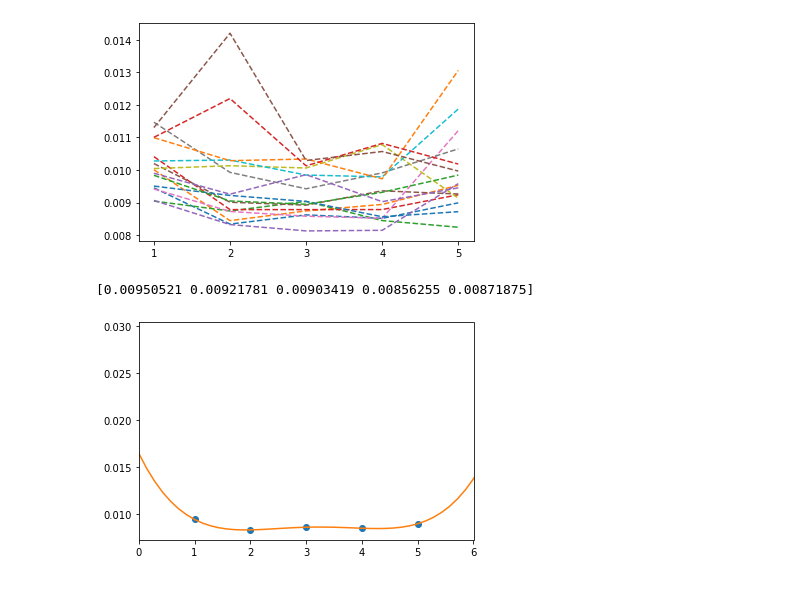
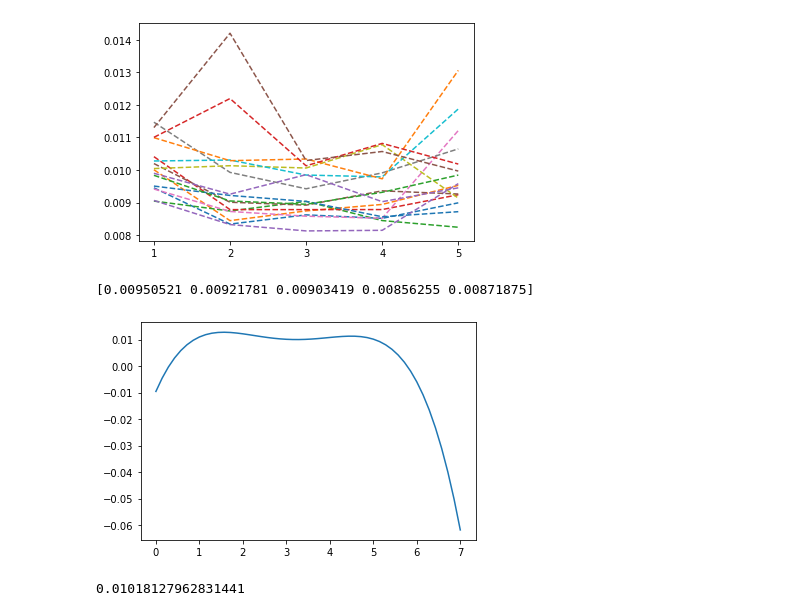
Before and after one commit to branislavjenco/thesis-code, a Jupyter notebook: plot_stddevs.ipynb, the cells around one changed output. Cells and saved outputs as stored; diff of their text form; code cells hidden in the pictures.

```diff
--- a/plot_stddevs.ipynb
+++ b/plot_stddevs.ipynb
@@ -2,8 +2,8 @@
 import numpy as np
 import matplotlib.pyplot as plt
 
-wall_stddevs = np.loadtxt("./pcds/error_measurements/deviations_by_laser_averaged/wall.txt")
-floor_stddevs = np.loadtxt("./pcds/error_measurements/deviations_by_laser_averaged/floor.txt")
+wall_stddevs = np.loadtxt("/home/brano/Projects/github_indoor++/pcds/error_measurements/deviations_by_laser_averaged/wall.txt")
+floor_stddevs = np.loadtxt("/home/brano/Projects/github_indoor++/pcds/error_measurements/deviations_by_laser_averaged/floor.txt")
 # %%
 laser_id_to_angle = {
     0: -15,
@@ -85,21 +85,21 @@ plt.show()
 [figure]
 # %%
 x = range(1, 6)
-y = wall_stddevs.T[0]
+y = wall_stddevs.T[13]
 
 fit = np.polyfit(x, y, 4)
 f = np.poly1d(fit)
 print(wall_stddevs.T[10])
 
 # calculate new x's and y's
 x_new = np.linspace(0, 7, 50)
 y_new = f(x_new)
-plt.plot(x,y,'o', x_new, y_new)
-plt.xlim([x[0]-1, x[-1] + 1 ])
+plt.plot(x_new, y_new)
+# plt.xlim([x[0]-1, x[-1] + 1 ])
 plt.show()
 # %% [output]
 [0.00950521 0.00921781 0.00903419 0.00856255 0.00871875]
-[figure, old version]
+[figure, new version]
 # %%
 def make_polynomials():
     result = np.zeros([16, 5])
@@ -111,0 +115,12 @@ def make_polynomials():
+# %%
+laser_id = 13
+distance = 5.0
+poly = np.poly1d(res[laser_id])
+if distance < 1.0:
+    distance = 1.0
+elif distance > 5.0:
+    distance = 5.0
+sampled_sigma = poly(distance)
+sampled_sigma
+# %% [output]
+0.01018127962831441
```
Also changed, not shown: parts of 3 cells of this notebook, 6 other files.
